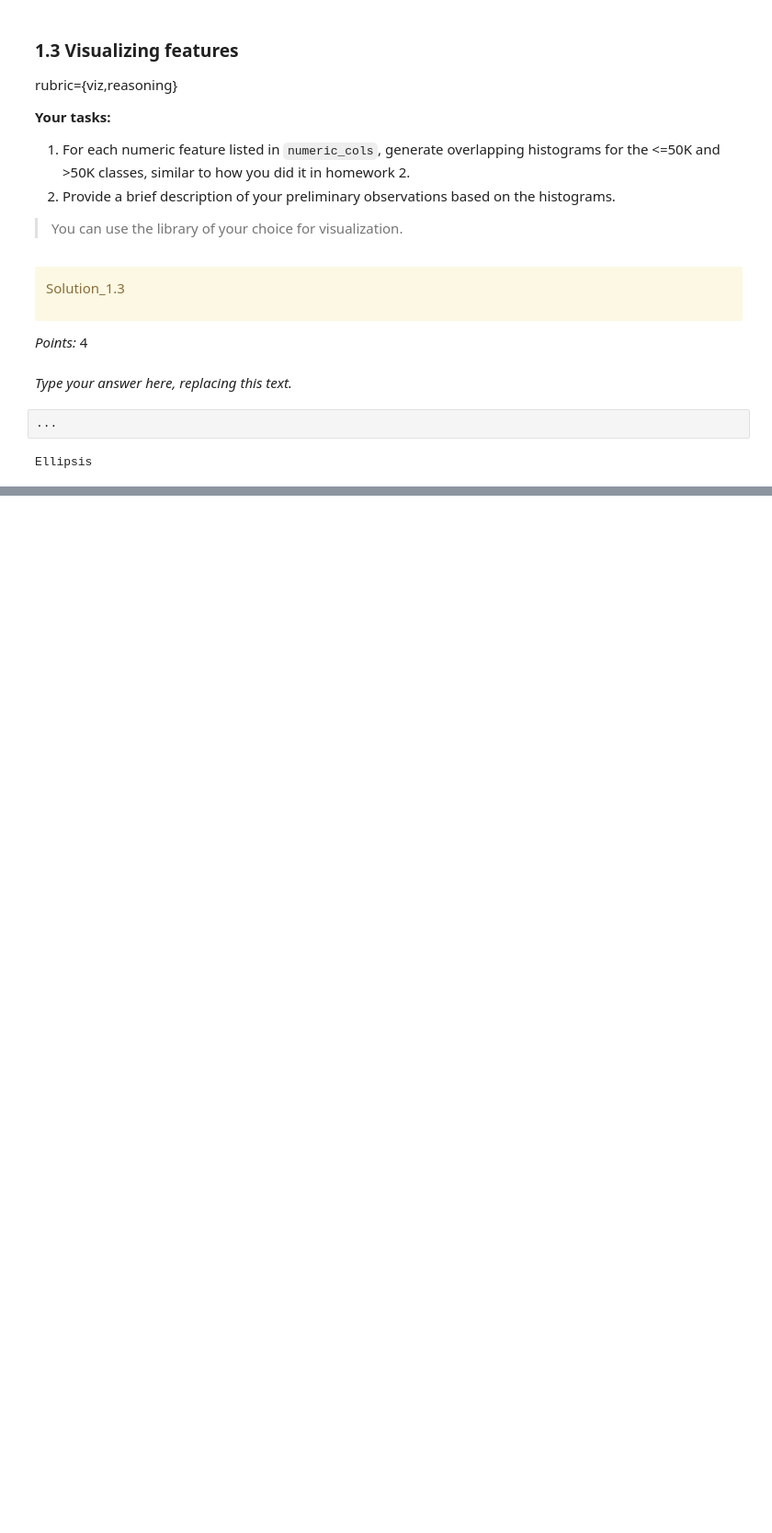
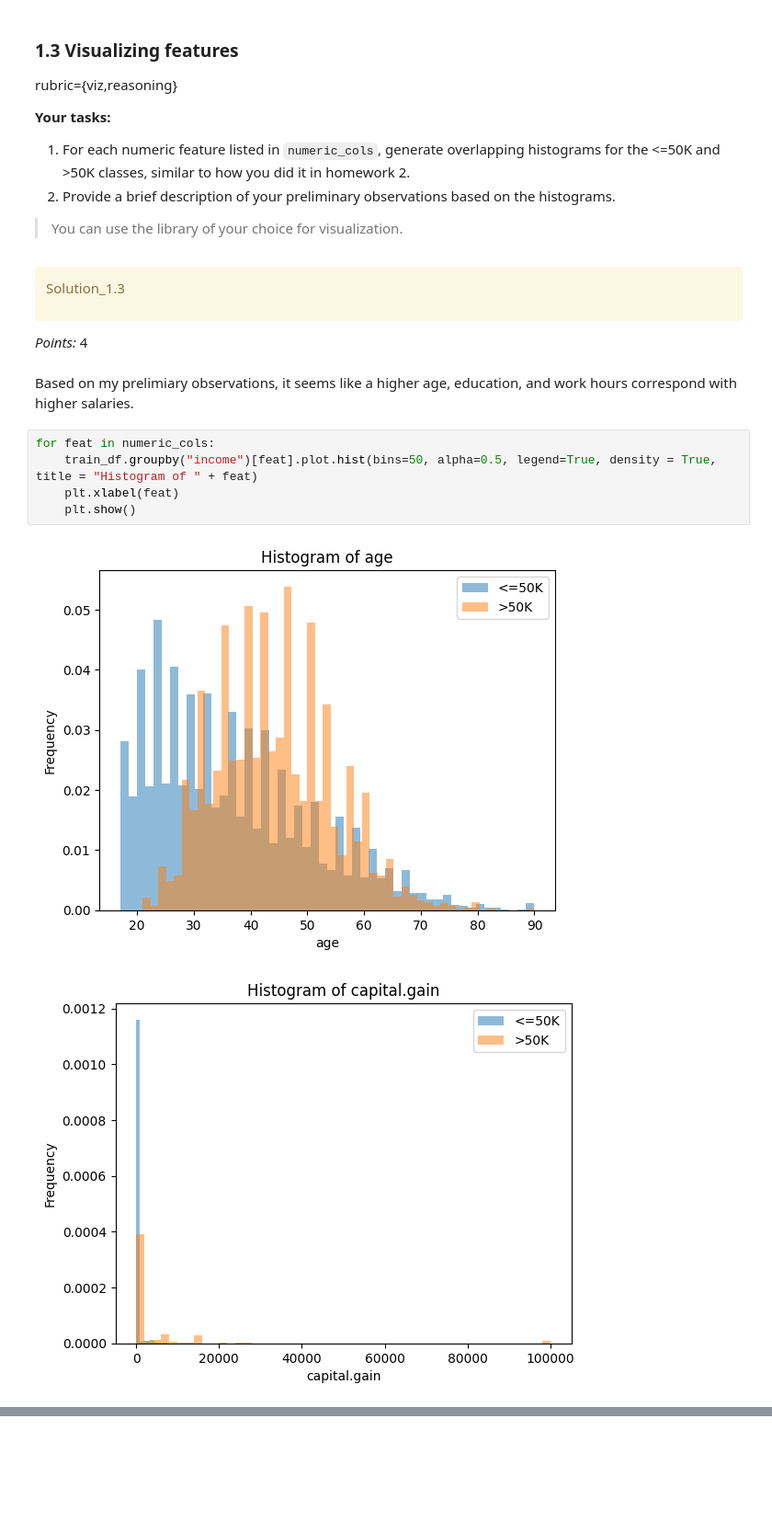
Before and after one commit to br-zhou/cs330hw3, a Jupyter notebook: hw3.ipynb, the cells around one changed output, grey strips where cells are left out. Shown at 92% size. Cells and saved outputs as stored; diff of their text form; blank space fills up the shorter version.

```diff
--- a/hw3.ipynb
+++ b/hw3.ipynb
@@ -261,9 +261,13 @@ Solution_1.3
 </div>
 
 _Points:_ 4
-# %% [markdown]
-_Type your answer here, replacing this text._
-# %%
-...
-# %% [output]
-Ellipsis
+# %% [markdown]
+Based on my prelimiary observations, it seems like a higher age, education, and work hours correspond with higher salaries.
+# %%
+for feat in numeric_cols:
+    train_df.groupby("income")[feat].plot.hist(bins=50, alpha=0.5, legend=True, density = True, title = "Histogram of " + feat)
+    plt.xlabel(feat)
+    plt.show()
+# %% [output]
+[figure, added]
+[figure, added]
```
Also changed, not shown: parts of 1 cell of this notebook.
